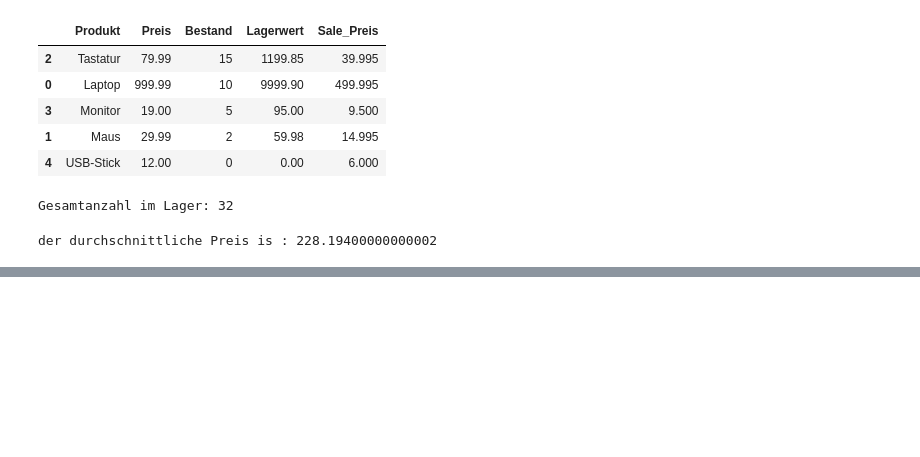
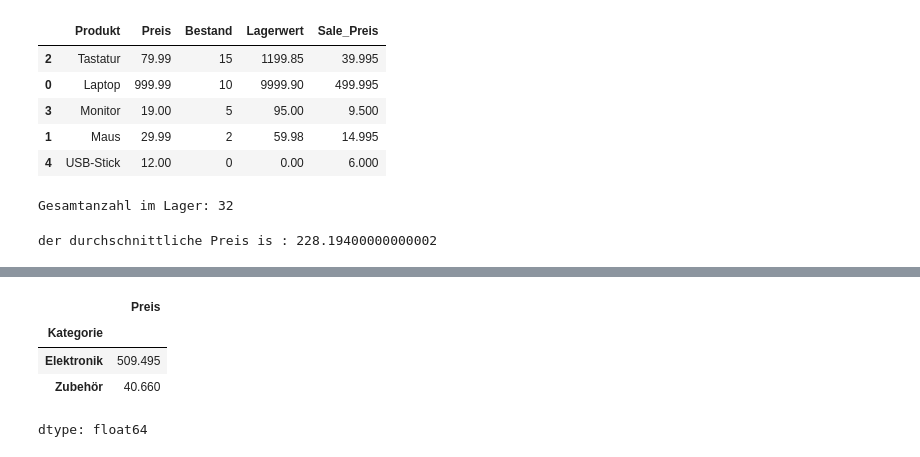
Before and after one commit to veniapputrii/Python, a Jupyter notebook: Python_Anfänger.ipynb, the cells around one changed output, grey strips where cells are left out. Cells and saved outputs as stored; diff of their text form; code cells hidden in the pictures; blank space fills up the shorter version.

```diff
--- a/Python_Anfänger.ipynb
+++ b/Python_Anfänger.ipynb
@@ -219,0 +233,11 @@ der durchschnittliche Preis is : 228.19400000000002
+# %%
+#Meine Aufgabe
+#Jetzt wollen wir wisen : Was ist der durchschnittliche Preis pro. Kategorie?
+Gruppieren = df1.groupby('Kategorie')['Preis'].mean()
+display(Gruppieren)
+# %% [output]
+|  | Preis |
+| Kategorie |  |
+| Elektronik | 509.495 |
+| Zubehör | 40.660 |
+dtype: float64
```
Also changed, not shown: parts of 3 cells of this notebook.
